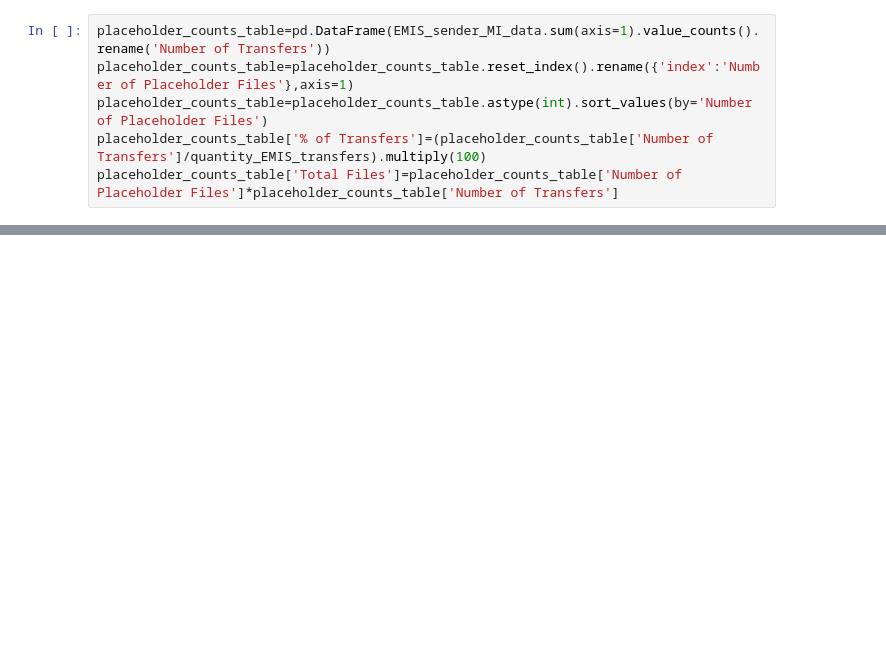
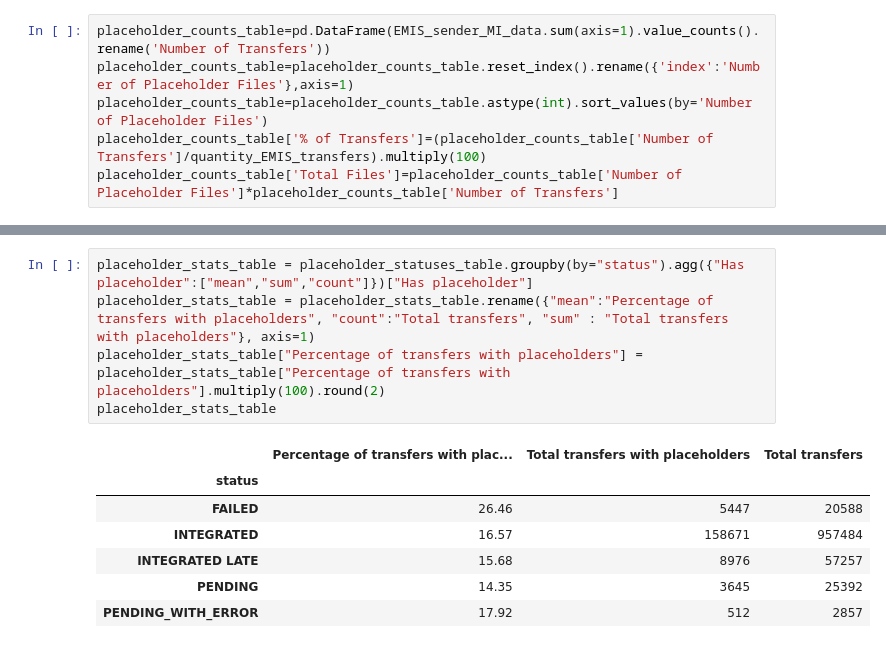
Before and after one commit to nhsconnect/prm-gp2gp-data-sandbox, a Jupyter notebook: notebooks/37--PRMT-2040-Investigate-EMIS-placeholder-MI-data.ipynb, the cells around one changed output, grey strips where cells are left out. Saved outputs shown, nothing was run; the diff lists cells and outputs as text; blank space fills up the shorter version.

```diff
--- a/notebooks/37--PRMT-2040-Investigate-EMIS-placeholder-MI-data.ipynb
+++ b/notebooks/37--PRMT-2040-Investigate-EMIS-placeholder-MI-data.ipynb
@@ -269,0 +280,13 @@ placeholder_distribution_table.round(2)
+# %%
+placeholder_stats_table = placeholder_statuses_table.groupby(by="status").agg({"Has placeholder":["mean","sum","count"]})["Has placeholder"]
+placeholder_stats_table = placeholder_stats_table.rename({"mean":"Percentage of transfers with placeholders", "count":"Total transfers", "sum" : "Total transfers with placeholders"}, axis=1)
+placeholder_stats_table["Percentage of transfers with placeholders"] = placeholder_stats_table["Percentage of transfers with placeholders"].multiply(100).round(2)
+placeholder_stats_table
+# %% [output]
+|  | Percentage of transfers with plac... | Total transfers with placeholders | Total transfers |
+| status |  |  |  |
+| FAILED | 26.46 | 5447 | 20588 |
+| INTEGRATED | 16.57 | 158671 | 957484 |
+| INTEGRATED LATE | 15.68 | 8976 | 57257 |
+| PENDING | 14.35 | 3645 | 25392 |
+| PENDING_WITH_ERROR | 17.92 | 512 | 2857 |
```
Also changed, not shown: parts of 5 cells of this notebook.
